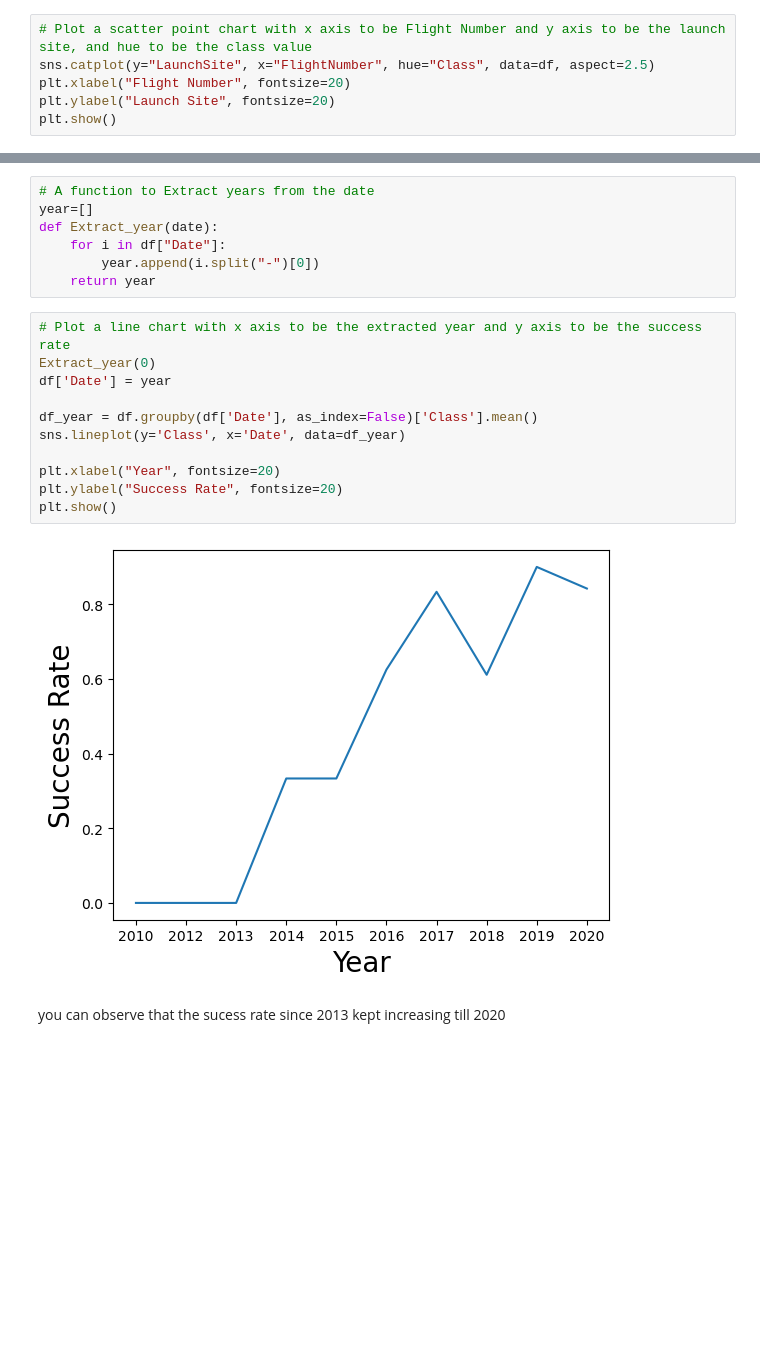
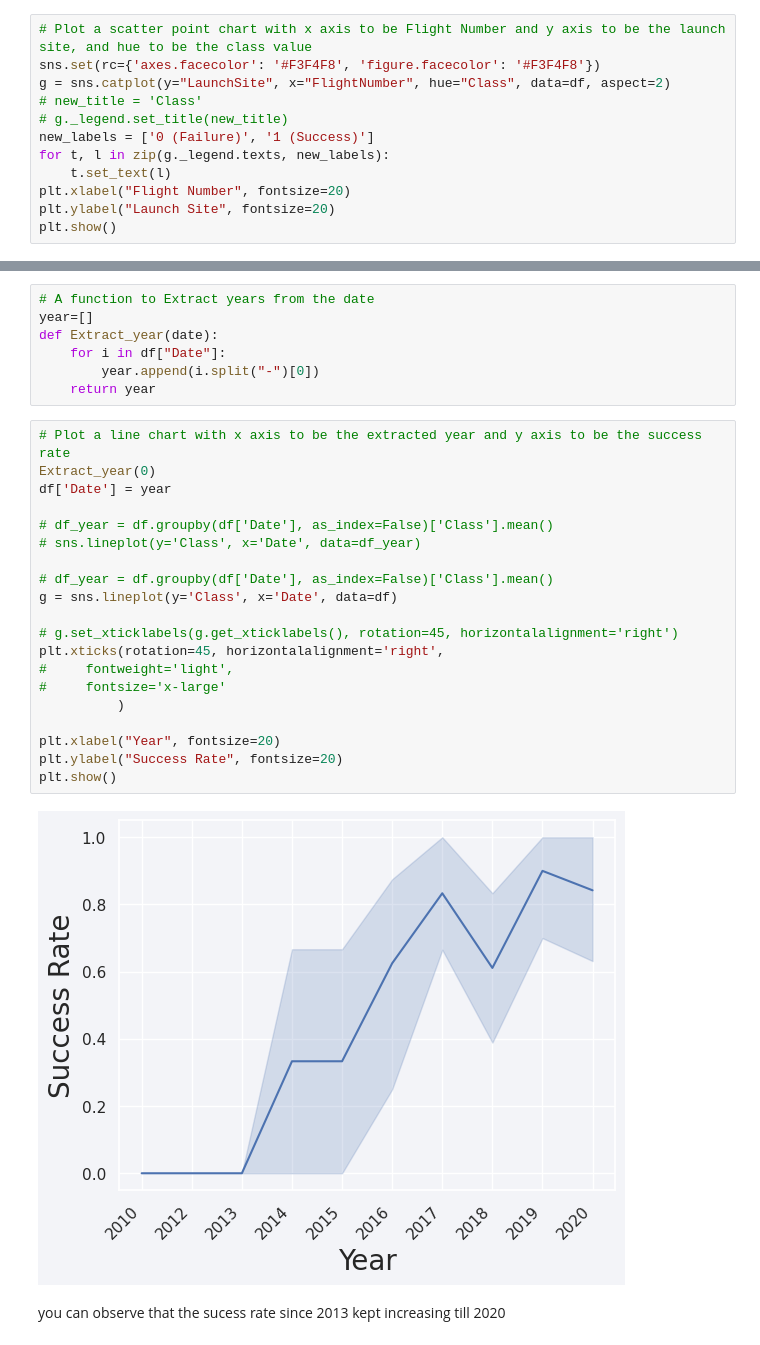
Before and after one commit to zulfikharali650/ibmcoursera, a Jupyter notebook: applied-ds-capstone/labs/5-jupyter-labs-eda-dataviz-ibm-watson.ipynb, the cells around one changed output, grey strips where cells are left out. Drawn from its saved outputs; the diff is of its cells as text; blank space fills up the shorter version.

```diff
--- a/applied-ds-capstone/labs/5-jupyter-labs-eda-dataviz-ibm-watson.ipynb
+++ b/applied-ds-capstone/labs/5-jupyter-labs-eda-dataviz-ibm-watson.ipynb
@@ -85,7 +88,13 @@ Next, let's drill down to each site visualize its detailed launch records.
 Use the function <code>catplot</code> to plot <code>FlightNumber</code> vs <code>LaunchSite</code>, set the  parameter <code>x</code>  parameter to <code>FlightNumber</code>,set the  <code>y</code> to <code>Launch Site</code> and set the parameter <code>hue</code> to <code>'class'</code>
 # %%
 # Plot a scatter point chart with x axis to be Flight Number and y axis to be the launch site, and hue to be the class value
-sns.catplot(y="LaunchSite", x="FlightNumber", hue="Class", data=df, aspect=2.5)
+sns.set(rc={'axes.facecolor': '#F3F4F8', 'figure.facecolor': '#F3F4F8'})
+g = sns.catplot(y="LaunchSite", x="FlightNumber", hue="Class", data=df, aspect=2)
+# new_title = 'Class'
+# g._legend.set_title(new_title)
+new_labels = ['0 (Failure)', '1 (Success)']
+for t, l in zip(g._legend.texts, new_labels):
+    t.set_text(l)
 plt.xlabel("Flight Number", fontsize=20)
 plt.ylabel("Launch Site", fontsize=20)
 plt.show()
@@ -171,16 +189,25 @@ def Extract_year(date):
 # %%
 # Plot a line chart with x axis to be the extracted year and y axis to be the success rate
 Extract_year(0)
 df['Date'] = year
 
-df_year = df.groupby(df['Date'], as_index=False)['Class'].mean()
-sns.lineplot(y='Class', x='Date', data=df_year)
+# df_year = df.groupby(df['Date'], as_index=False)['Class'].mean()
+# sns.lineplot(y='Class', x='Date', data=df_year)
+
+# df_year = df.groupby(df['Date'], as_index=False)['Class'].mean()
+g = sns.lineplot(y='Class', x='Date', data=df)
+
+# g.set_xticklabels(g.get_xticklabels(), rotation=45, horizontalalignment='right')
+plt.xticks(rotation=45, horizontalalignment='right',
+#     fontweight='light',
+#     fontsize='x-large'
+          )
 
 plt.xlabel("Year", fontsize=20)
 plt.ylabel("Success Rate", fontsize=20)
 plt.show()
 # %% [output]
-[figure, old version]
+[figure, new version]
 # %% [markdown]
 you can observe that the sucess rate since 2013 kept increasing till 2020
 # %% [markdown]
```
Also changed, not shown: parts of 6 cells of this notebook, 11 other files.
